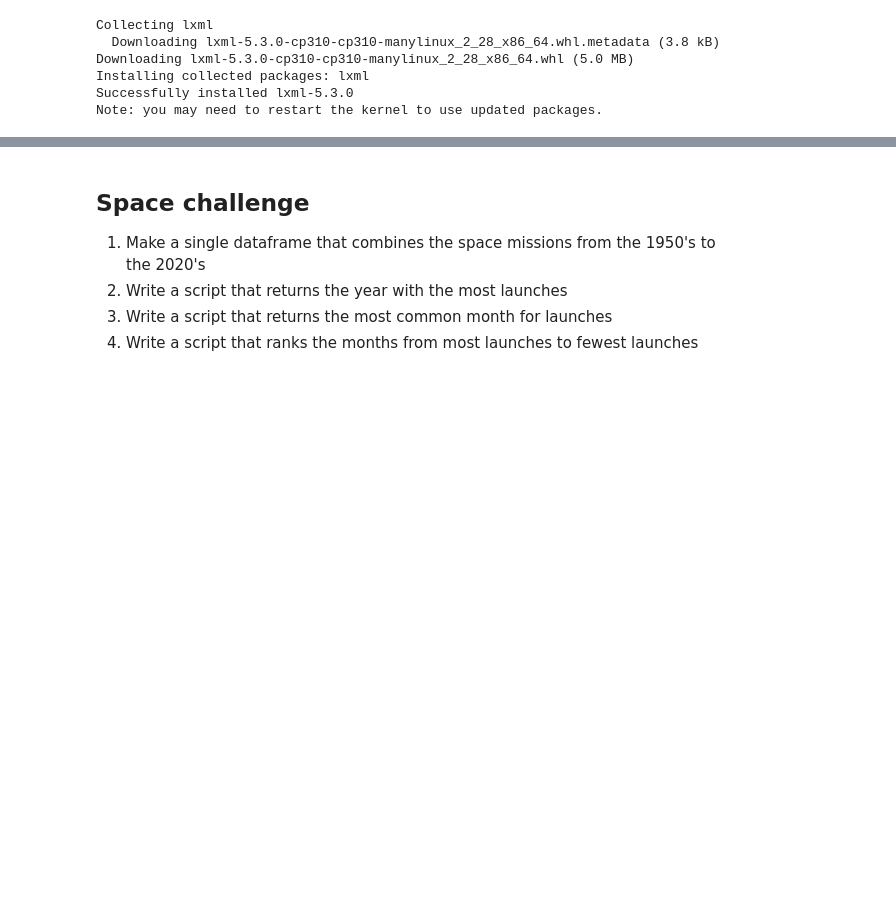
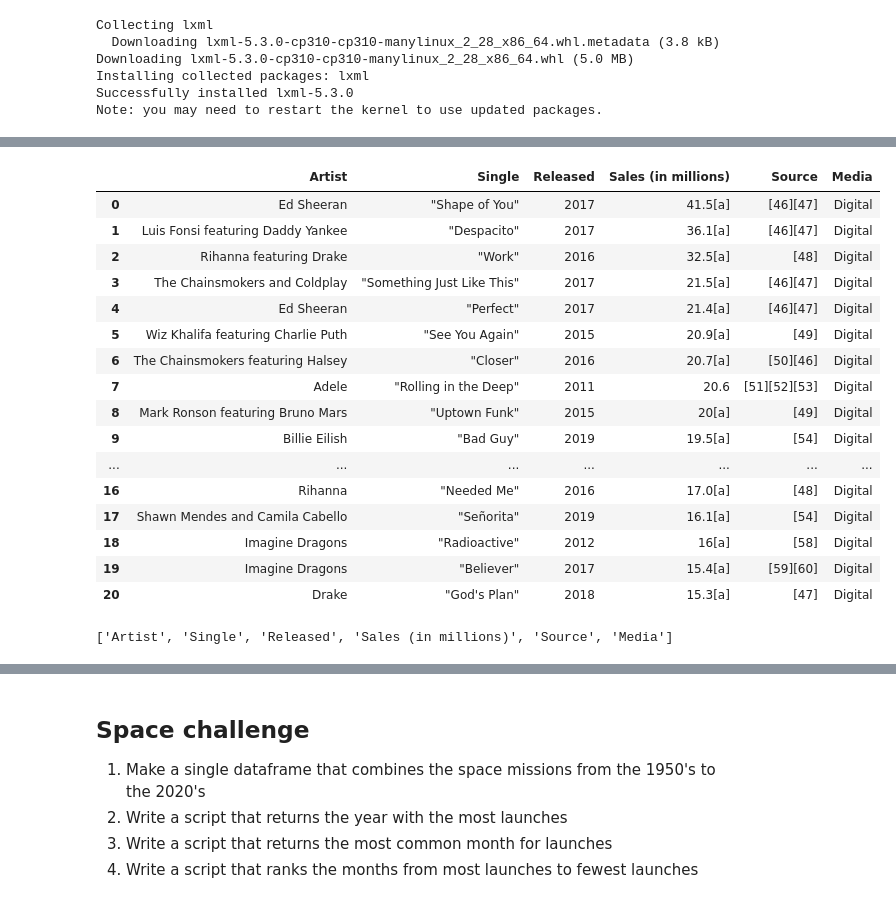
Before and after one commit to LiseFalden/CulturalDataScience, a Jupyter notebook: fun_with_pandas(1).ipynb, the cells around one changed output, grey strips where cells are left out. Saved outputs shown, nothing was run; the diff lists cells and outputs as text; code cells hidden in the pictures; blank space fills up the shorter version.

```diff
--- a/fun_with_pandas(1).ipynb
+++ b/fun_with_pandas(1).ipynb
@@ -27,0 +48,26 @@ Note: you may need to restart the kernel to use updated packages.
+# %%
+df_digital=rawdata[3]
+df_digital['Media']="Digital"
+df_digital
+# %% [output]
+|  | Artist | Single | Released | Sales (in millions) | Source | Media |
+| 0 | Ed Sheeran | "Shape of You" | 2017 | 41.5[a] | [46][47] | Digital |
+| 1 | Luis Fonsi featuring Daddy Yankee | "Despacito" | 2017 | 36.1[a] | [46][47] | Digital |
+| 2 | Rihanna featuring Drake | "Work" | 2016 | 32.5[a] | [48] | Digital |
+| 3 | The Chainsmokers and Coldplay | "Something Just Like This" | 2017 | 21.5[a] | [46][47] | Digital |
+| 4 | Ed Sheeran | "Perfect" | 2017 | 21.4[a] | [46][47] | Digital |
+| 5 | Wiz Khalifa featuring Charlie Puth | "See You Again" | 2015 | 20.9[a] | [49] | Digital |
+| 6 | The Chainsmokers featuring Halsey | "Closer" | 2016 | 20.7[a] | [50][46] | Digital |
+| 7 | Adele | "Rolling in the Deep" | 2011 | 20.6 | [51][52][53] | Digital |
+| 8 | Mark Ronson featuring Bruno Mars | "Uptown Funk" | 2015 | 20[a] | [49] | Digital |
+| 9 | Billie Eilish | "Bad Guy" | 2019 | 19.5[a] | [54] | Digital |
+| ... | ... | ... | ... | ... | ... | ... |
+| 16 | Rihanna | "Needed Me" | 2016 | 17.0[a] | [48] | Digital |
+| 17 | Shawn Mendes and Camila Cabello | "Señorita" | 2019 | 16.1[a] | [54] | Digital |
+| 18 | Imagine Dragons | "Radioactive" | 2012 | 16[a] | [58] | Digital |
+| 19 | Imagine Dragons | "Believer" | 2017 | 15.4[a] | [59][60] | Digital |
+| 20 | Drake | "God's Plan" | 2018 | 15.3[a] | [47] | Digital |
+# %%
+list(df)
+# %% [output]
+['Artist', 'Single', 'Released', 'Sales (in millions)', 'Source', 'Media']
```
Also changed, not shown: parts of 2 cells of this notebook, 1 other file.
